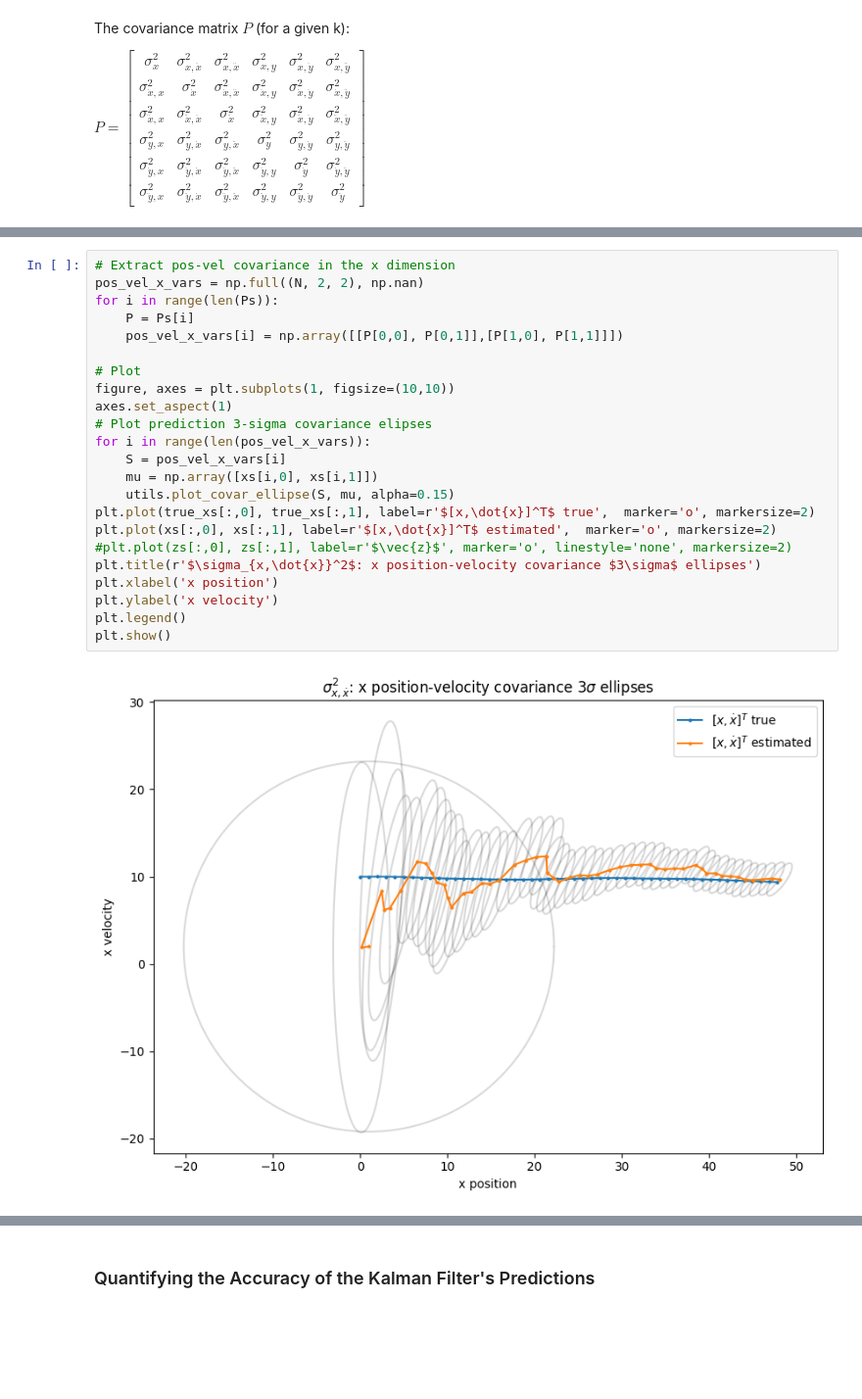
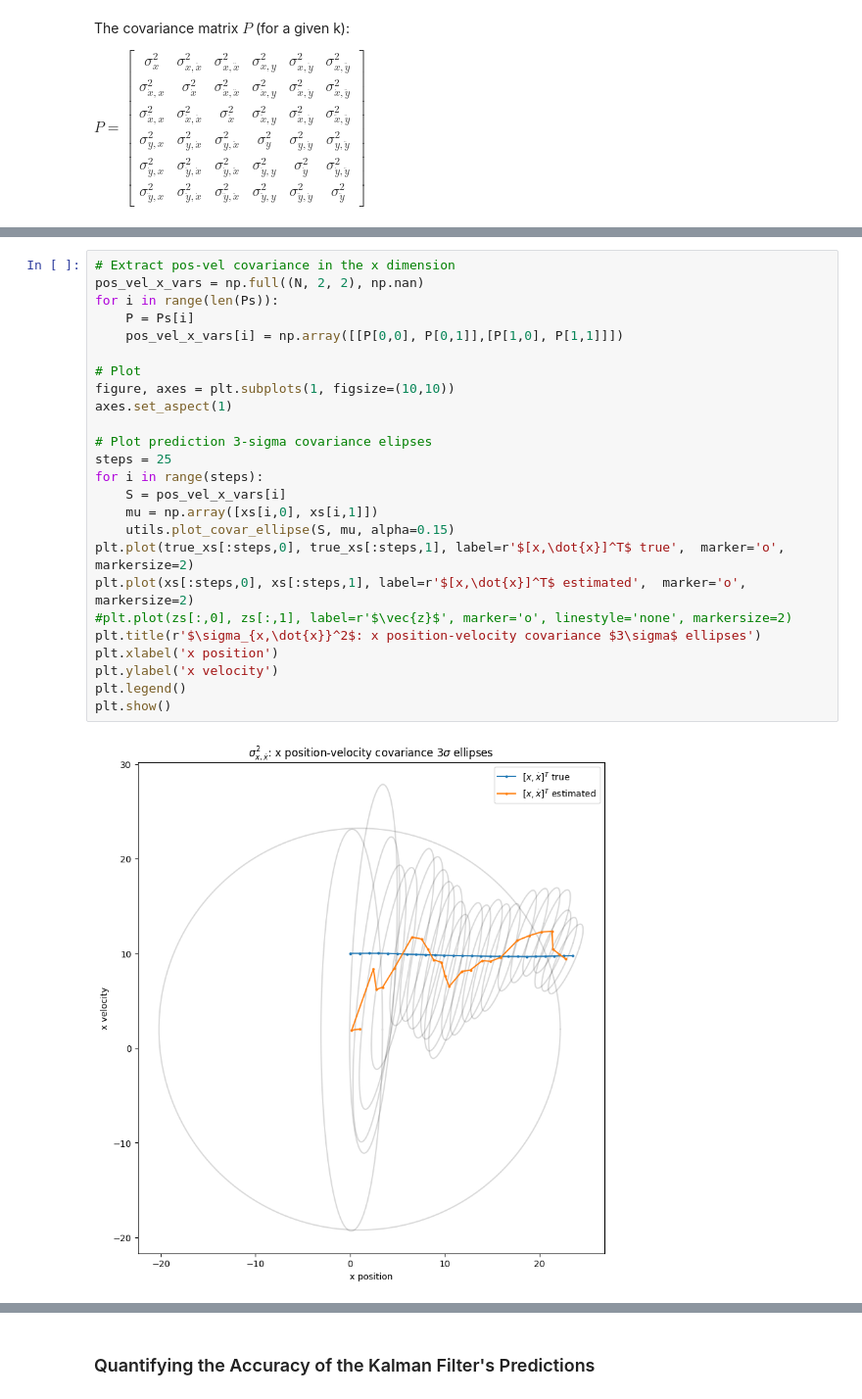
Before and after one commit to domoench/kalman, a Jupyter notebook: kalman/writeup.ipynb, the cells around one changed output, grey strips where cells are left out. Shown at 98% size. Cells and saved outputs as stored; diff of their text form; blank space fills up the shorter version.

```diff
--- a/kalman/writeup.ipynb
+++ b/kalman/writeup.ipynb
@@ -679,25 +691,27 @@ TODO: Graph $\sigma_{x,\dot{x}}^2$ and $\sigma_{y,\dot{y}}^2$ for first few time
 # %%
 # Extract pos-vel covariance in the x dimension
 pos_vel_x_vars = np.full((N, 2, 2), np.nan)
 for i in range(len(Ps)):
     P = Ps[i]
     pos_vel_x_vars[i] = np.array([[P[0,0], P[0,1]],[P[1,0], P[1,1]]])
 
 # Plot
 figure, axes = plt.subplots(1, figsize=(10,10))
 axes.set_aspect(1)
+
 # Plot prediction 3-sigma covariance elipses
-for i in range(len(pos_vel_x_vars)):
+steps = 25
+for i in range(steps):
     S = pos_vel_x_vars[i]
     mu = np.array([xs[i,0], xs[i,1]])
     utils.plot_covar_ellipse(S, mu, alpha=0.15)
-plt.plot(true_xs[:,0], true_xs[:,1], label=r'$[x,\dot{x}]^T$ true',  marker='o', markersize=2)
-plt.plot(xs[:,0], xs[:,1], label=r'$[x,\dot{x}]^T$ estimated',  marker='o', markersize=2)
+plt.plot(true_xs[:steps,0], true_xs[:steps,1], label=r'$[x,\dot{x}]^T$ true',  marker='o', markersize=2)
+plt.plot(xs[:steps,0], xs[:steps,1], label=r'$[x,\dot{x}]^T$ estimated',  marker='o', markersize=2)
 #plt.plot(zs[:,0], zs[:,1], label=r'$\vec{z}$', marker='o', linestyle='none', markersize=2)
 plt.title(r'$\sigma_{x,\dot{x}}^2$: x position-velocity covariance $3\sigma$ ellipses')
 plt.xlabel('x position')
 plt.ylabel('x velocity')
 plt.legend()
 plt.show()
 # %% [output]
-[figure, old version]
+[figure, new version]
```
Also changed, not shown: parts of 17 cells of this notebook, 1 other file.
